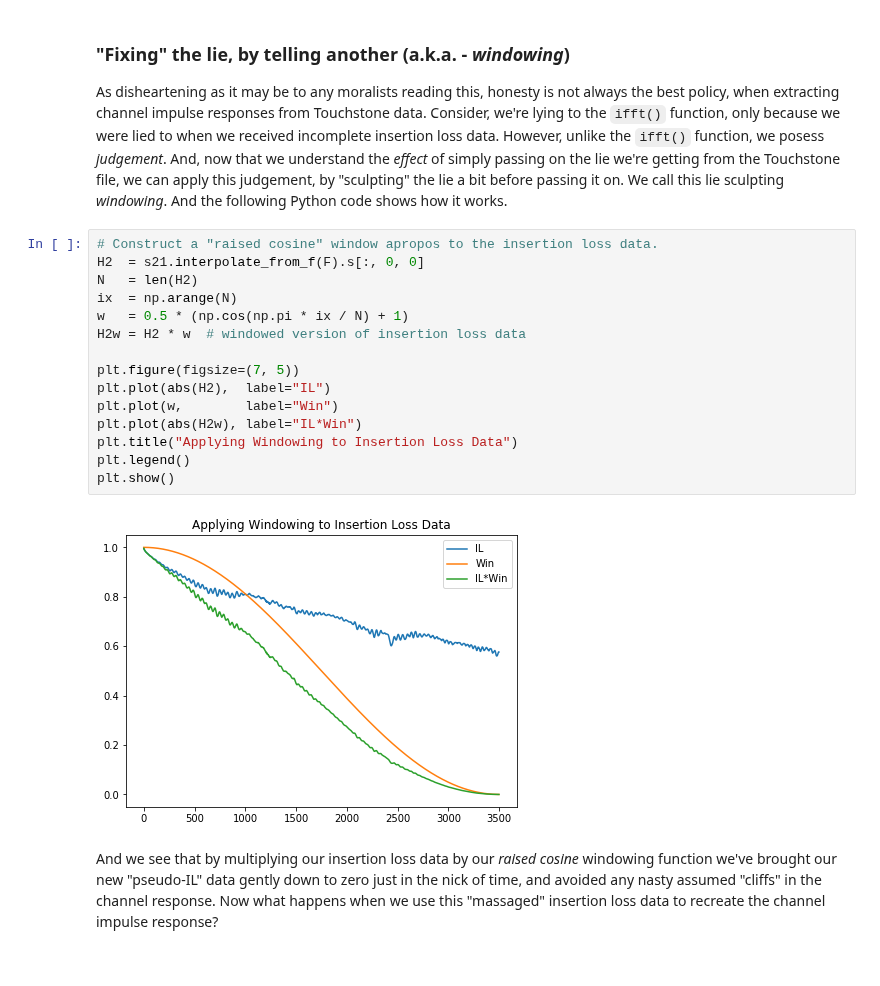
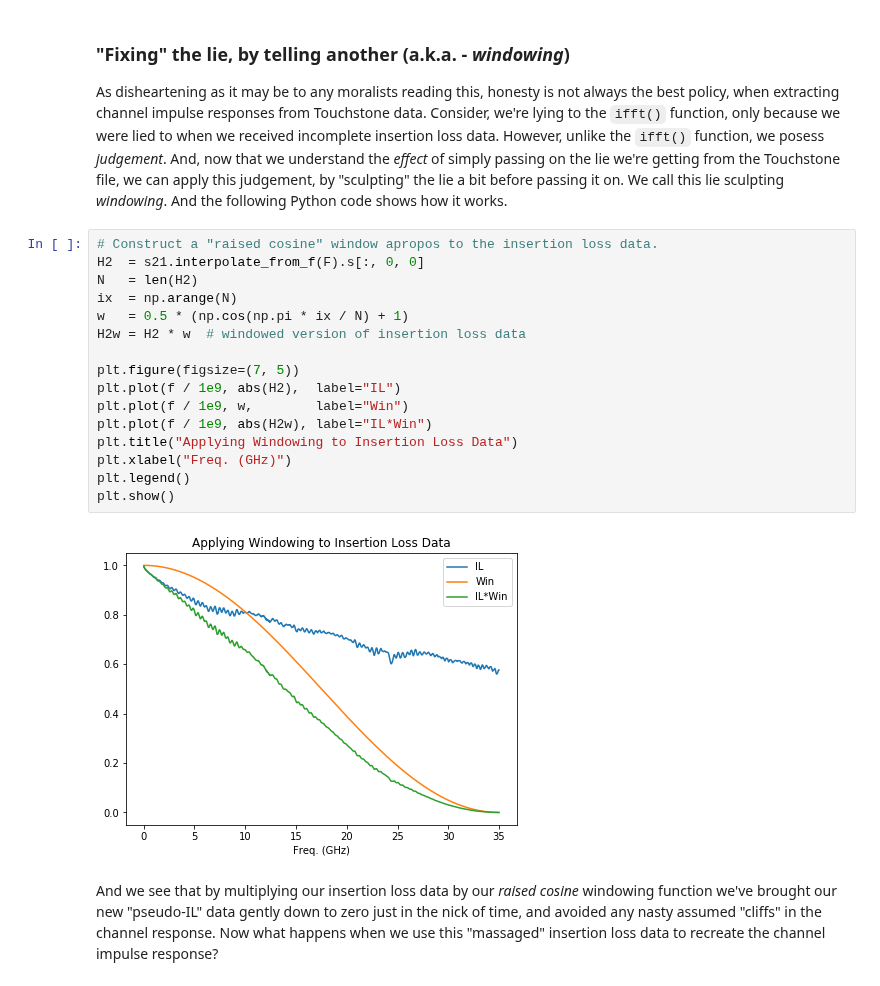
Before and after one commit to capn-freako/PyBERT, a Jupyter notebook: misc/scikit-rf/S-param_Explorer.ipynb, the cells around one changed output. Saved outputs shown, nothing was run; the diff lists cells and outputs as text.

```diff
--- a/misc/scikit-rf/S-param_Explorer.ipynb
+++ b/misc/scikit-rf/S-param_Explorer.ipynb
@@ -246,20 +258,21 @@ And the following Python code shows how it works.
 # %%
 # Construct a "raised cosine" window apropos to the insertion loss data.
 H2  = s21.interpolate_from_f(F).s[:, 0, 0]
 N   = len(H2)
 ix  = np.arange(N)
 w   = 0.5 * (np.cos(np.pi * ix / N) + 1)
 H2w = H2 * w  # windowed version of insertion loss data
 
 plt.figure(figsize=(7, 5))
-plt.plot(abs(H2),  label="IL")
-plt.plot(w,        label="Win")
-plt.plot(abs(H2w), label="IL*Win")
+plt.plot(f / 1e9, abs(H2),  label="IL")
+plt.plot(f / 1e9, w,        label="Win")
+plt.plot(f / 1e9, abs(H2w), label="IL*Win")
 plt.title("Applying Windowing to Insertion Loss Data")
+plt.xlabel("Freq. (GHz)")
 plt.legend()
 plt.show()
 # %% [output]
-[figure, old version]
+[figure, new version]
 # %% [markdown]
 And we see that by multiplying our insertion loss data by our *raised cosine* windowing function we've brought our new "pseudo-IL" data gently down to zero just in the nick of time, and avoided any nasty assumed "cliffs" in the channel response.
 Now what happens when we use this "massaged" insertion loss data to recreate the channel impulse response?
```
Also changed, not shown: parts of 8 cells of this notebook, 2 other files.
